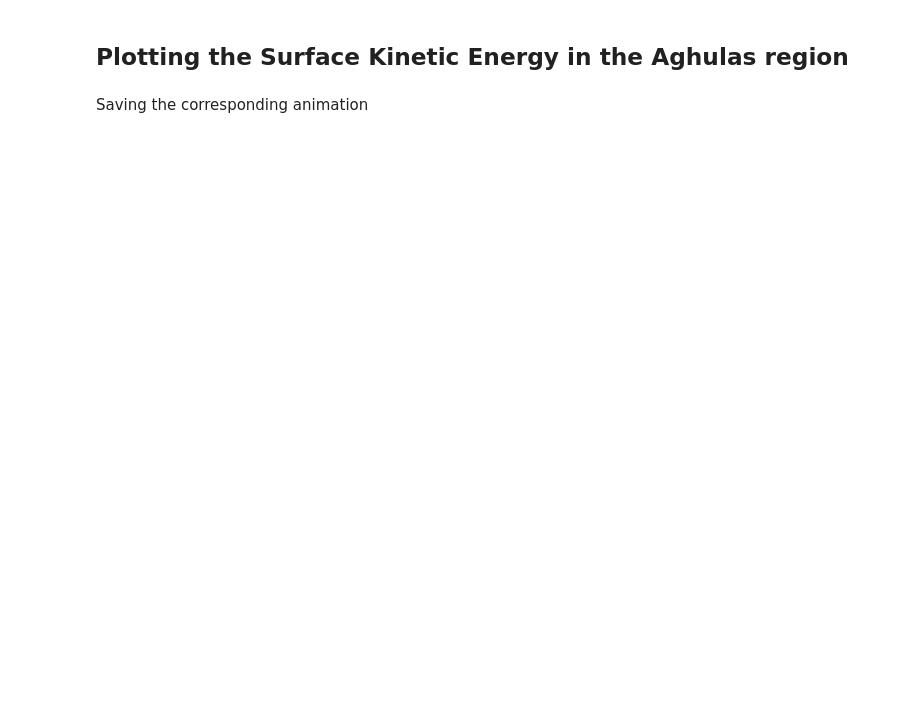
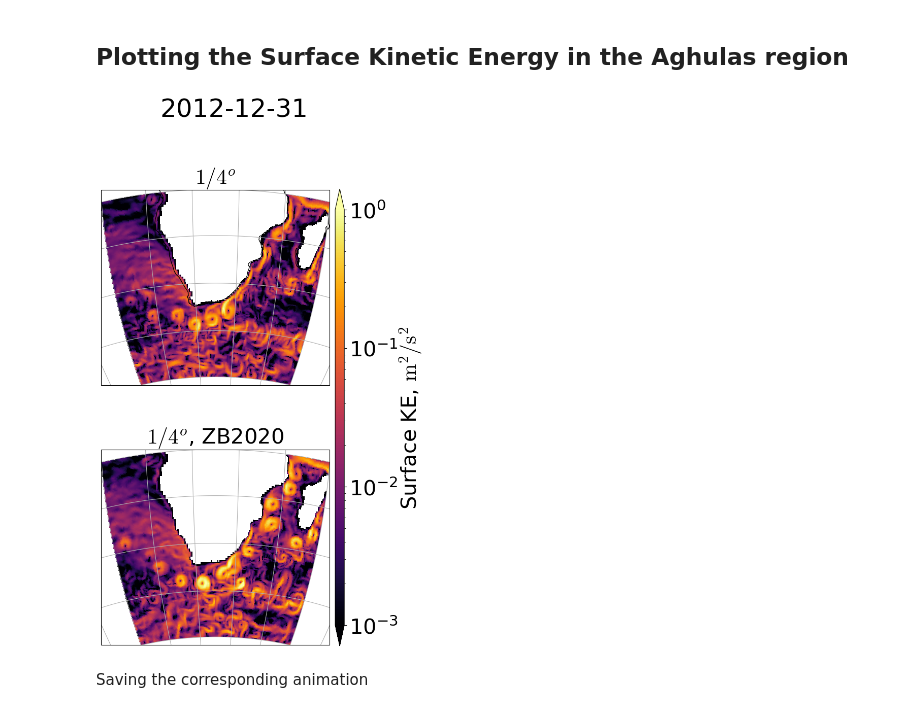
Before and after one commit to m2lines/data-gallery, a Jupyter notebook: src/notebooks/OM4_SE_animation.ipynb, the cells around one changed output. Saved outputs shown, nothing was run; the diff lists cells and outputs as text; code cells hidden in the pictures; blank space fills up the shorter version.

```diff
--- a/src/notebooks/OM4_SE_animation.ipynb
+++ b/src/notebooks/OM4_SE_animation.ipynb
@@ -316,10 +310,12 @@ create_gif(
 # %% [markdown]
 ## Plotting the Surface Kinetic Energy in the Aghulas region
 # %%
-plot_Aghulas = lambda idx, fig: plot_regions(
-    idx=idx, lat=slice(-50, -10), lon=slice(0, 50), fig=fig
+plot_Aghulas = lambda idx, fig, len_idx: plot_regions(
+    i=idx, lat=slice(-50, -10), lon=slice(0, 50), fig=fig, len_idx=len_idx
 )
-plot_Aghulas(-1, None)
+plot_Aghulas(-1, None, None)
+# %% [output]
+[figure, added]
 # %% [markdown]
 Saving the corresponding animation
 # %%
```
Also changed, not shown: parts of 19 cells of this notebook, 7 other files.
